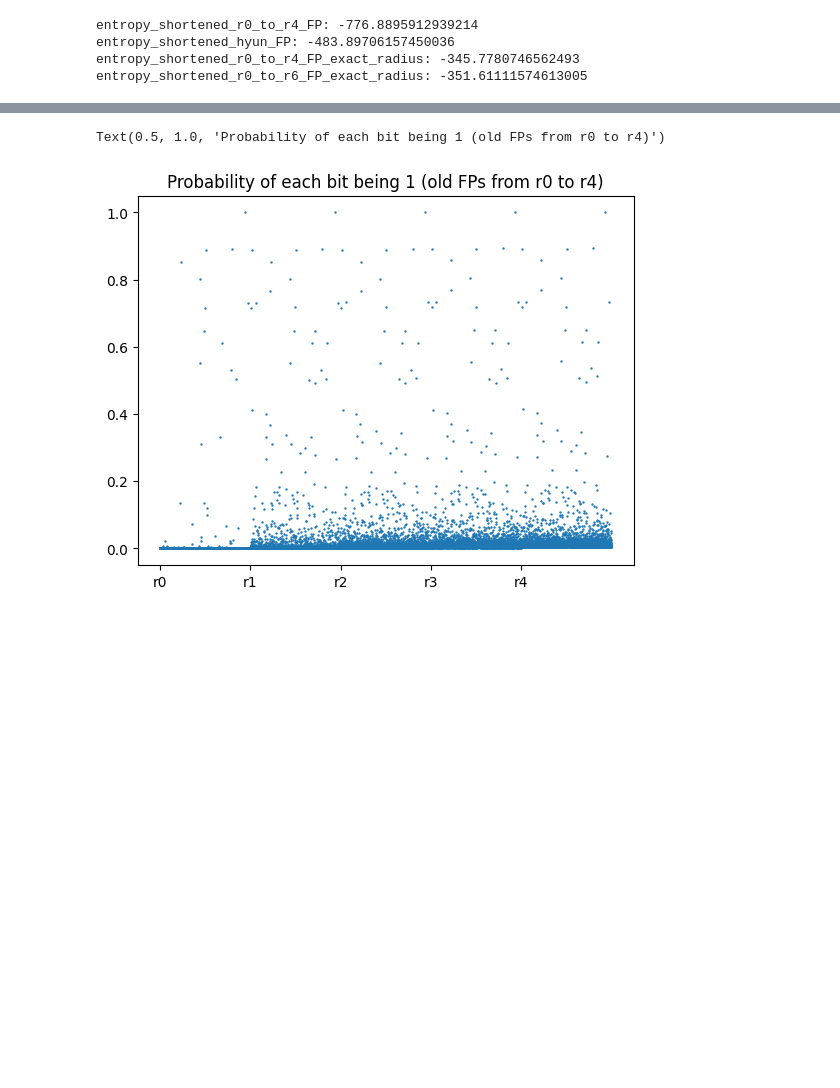
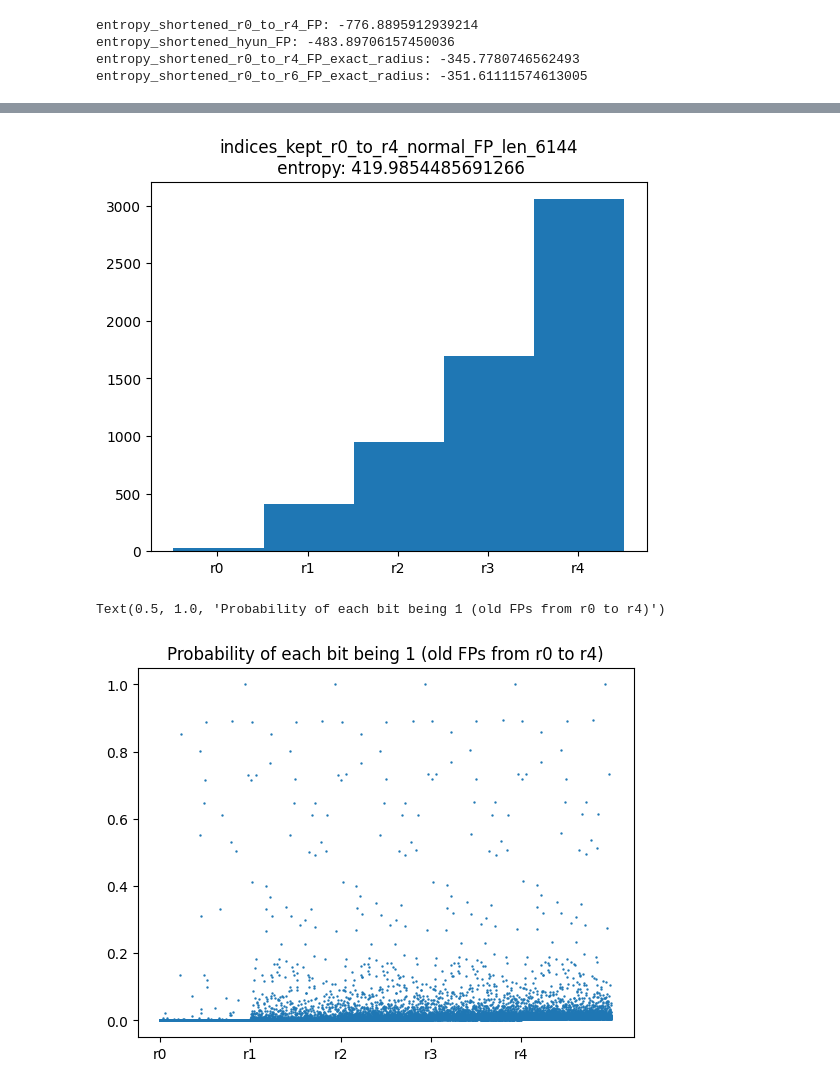
Before and after one commit to xwd0418/Spectre, a Jupyter notebook: notebooks/dataset_building/wangdong_inspect_current_6144r2_fp.ipynb, the cells around one changed output, grey strips where cells are left out. Cells and saved outputs as stored; diff of their text form; code cells hidden in the pictures; blank space fills up the shorter version.

```diff
--- a/notebooks/dataset_building/wangdong_inspect_current_6144r2_fp.ipynb
+++ b/notebooks/dataset_building/wangdong_inspect_current_6144r2_fp.ipynb
@@ -258,3 +344,16 @@ Text(0.5, 1.0, 'indices_kept_r0_to_r6')
+# %%
+r0_to_r4_normal_FP_count = np.load("count_r0_to_r4_FP.npy")
+
+entropy_r0_to_r4_normal, indices_kept = keep_smallest_entropy(r0_to_r4_normal_FP_count)
+
+# entropy = compute_entropy(data=count_exact, use_natural_log=False)
+# np.argsort(entropy)[:6144]
+
+plt.title(f"indices_kept_r0_to_r4_normal_FP_len_6144\n entropy: {entropy_r0_to_r4_normal*-1}")
+plt.hist(indices_kept, bins=np.arange(0,6144*6, 6144))
+out = plt.xticks(np.arange(0,6144*5, 6144)+3000, labels=[f"r{r}" for r in range(5)])
+# %% [output]
+[figure, added]
 # %%
 # which_radius = indices_kept_r0_to_r4//6144
 # plt.hist(which_radius,bins=5)
```
Also changed, not shown: parts of 40 cells of this notebook, 12 other files.
